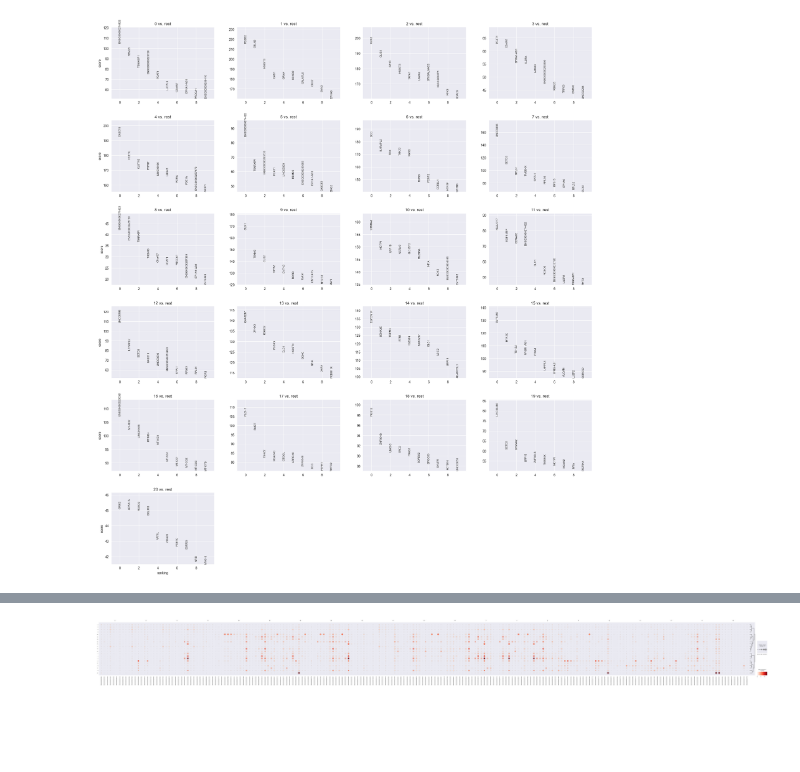
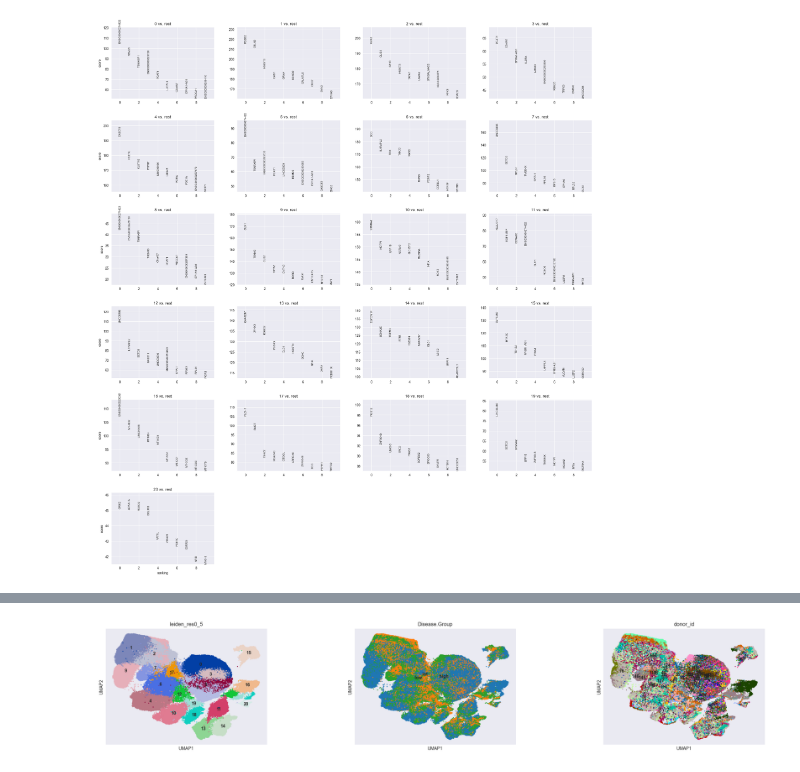
Before and after one commit to Shaunakm07/Single-Cell-Alzheimers, a Jupyter notebook: cluster_exhitatory_neurons.ipynb, the cells around one changed output, grey strips where cells are left out. Cells and saved outputs as stored; diff of their text form; code cells hidden in the pictures; blank space fills up the shorter version.

```diff
--- a/cluster_exhitatory_neurons.ipynb
+++ b/cluster_exhitatory_neurons.ipynb
@@ -79,4 +83,4 @@ sc.pl.rank_genes_groups(adata_hvg, n_genes=10, sharey=False, gene_symbols="featu
 # %%
-sc.pl.rank_genes_groups_dotplot(adata_hvg, n_genes=10, gene_symbols="feature_name", figsize=(100, 8))
+sc.pl.umap(adata_hvg, color=['leiden_res0_5', "Disease.Group", "donor_id"], wspace=0.4, size=20, legend_loc="on data")
 # %% [output]
-[figure, old version]
+[figure, new version]
```
Also changed, not shown: parts of 6 cells of this notebook.
